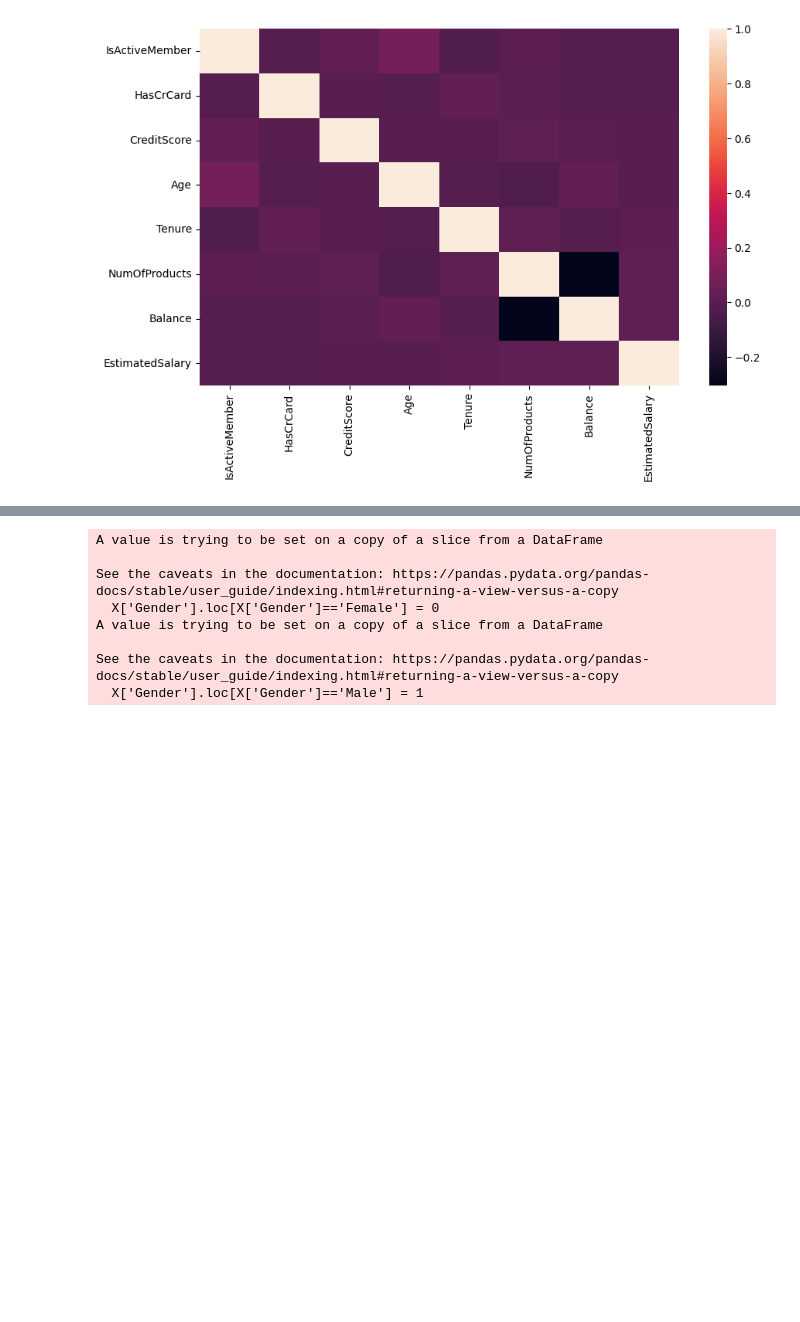
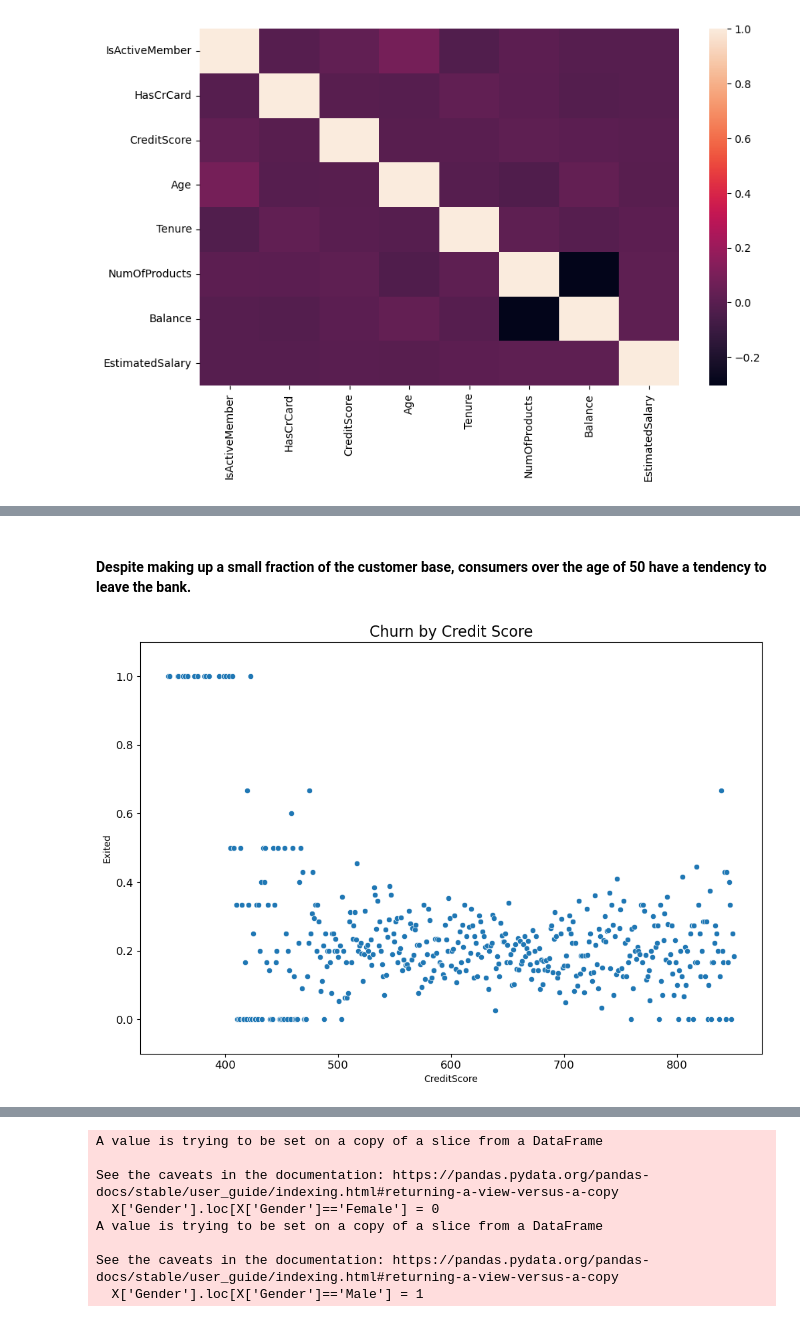
Before and after one commit to Tafadzwa03kusie/Banking_churn, a Jupyter notebook: Assignment 3.ipynb, the cells around one changed output, grey strips where cells are left out. Cells and saved outputs as stored; diff of their text form; code cells hidden in the pictures; blank space fills up the shorter version.

```diff
--- a/Assignment 3.ipynb
+++ b/Assignment 3.ipynb
@@ -201,0 +269,17 @@ correlation
+# %% [markdown]
+#### Despite making up a small fraction of the customer base, consumers over the age of 50 have a tendency to leave the bank.
+# %%
+#Churn Rate by Credit Score
+plot_by_score= churn_df.groupby('CreditScore').Exited.mean().reset_index()
+matplotlib.rc('xtick', labelsize=12)
+matplotlib.rc('ytick', labelsize=12)
+fig, ax = plt.subplots(figsize=(12, 8))
+plt.title('Churn by Credit Score', size = 16)
+g = sns.scatterplot(x=plot_by_score["CreditScore"],y=plot_by_score["Exited"])
+
+# pad the spacing between the number and the edge of the figure
+g.margins(y=0.1)
+
+fig.savefig("Scatter5.jpg",bbox_inches='tight',dpi =200)
+# %% [output]
+[figure, added]
```
Also changed, not shown: parts of 25 cells of this notebook.
